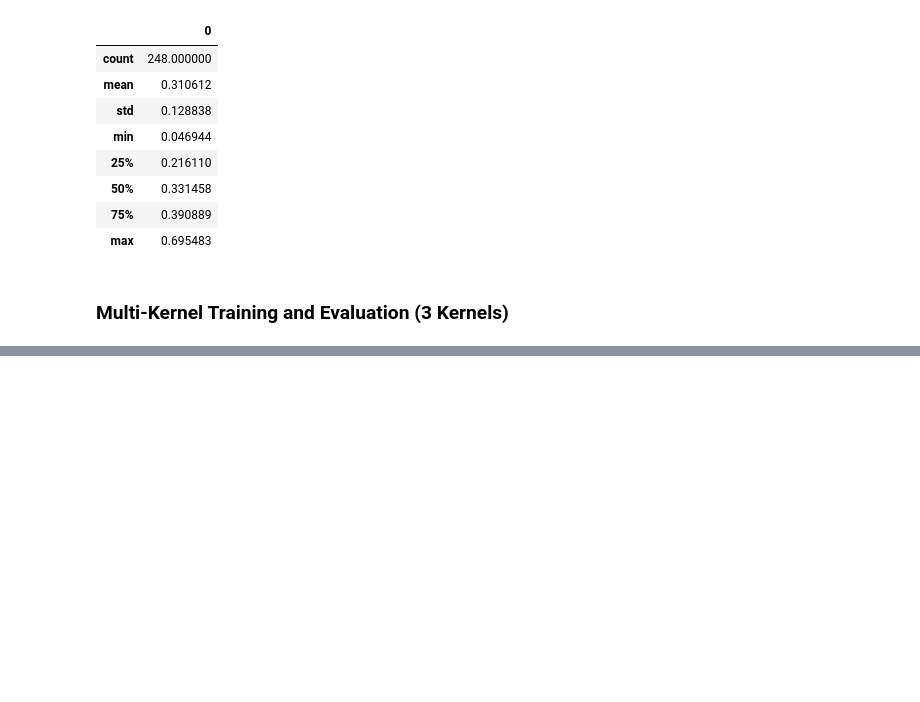
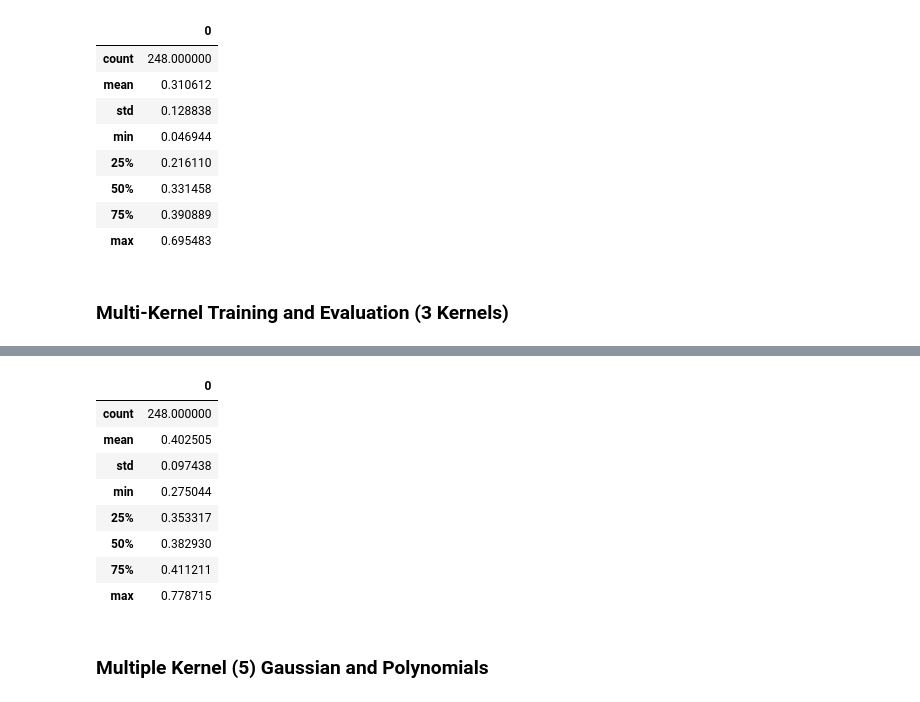
Before and after one commit to jasonbohne123/Kernel_Learning, a Jupyter notebook: LOB_Analysis/mkl_lob.ipynb, the cells around one changed output, grey strips where cells are left out. Cells and saved outputs as stored; diff of their text form; code cells hidden in the pictures; blank space fills up the shorter version.

```diff
--- a/LOB_Analysis/mkl_lob.ipynb
+++ b/LOB_Analysis/mkl_lob.ipynb
@@ -240,0 +243,15 @@ No data for 2020-01-30 00:00:00
+# %%
+precision_df=pd.DataFrame.from_dict(gaussian_precision_3,orient='index')
+precision_df.describe()
+# %% [output]
+|  | 0 |
+| count | 248.000000 |
+| mean | 0.402505 |
+| std | 0.097438 |
+| min | 0.275044 |
+| 25% | 0.353317 |
+| 50% | 0.382930 |
+| 75% | 0.411211 |
+| max | 0.778715 |
+# %% [markdown]
+### Multiple Kernel (5) Gaussian and Polynomials
```
Also changed, not shown: parts of 10 cells of this notebook.
